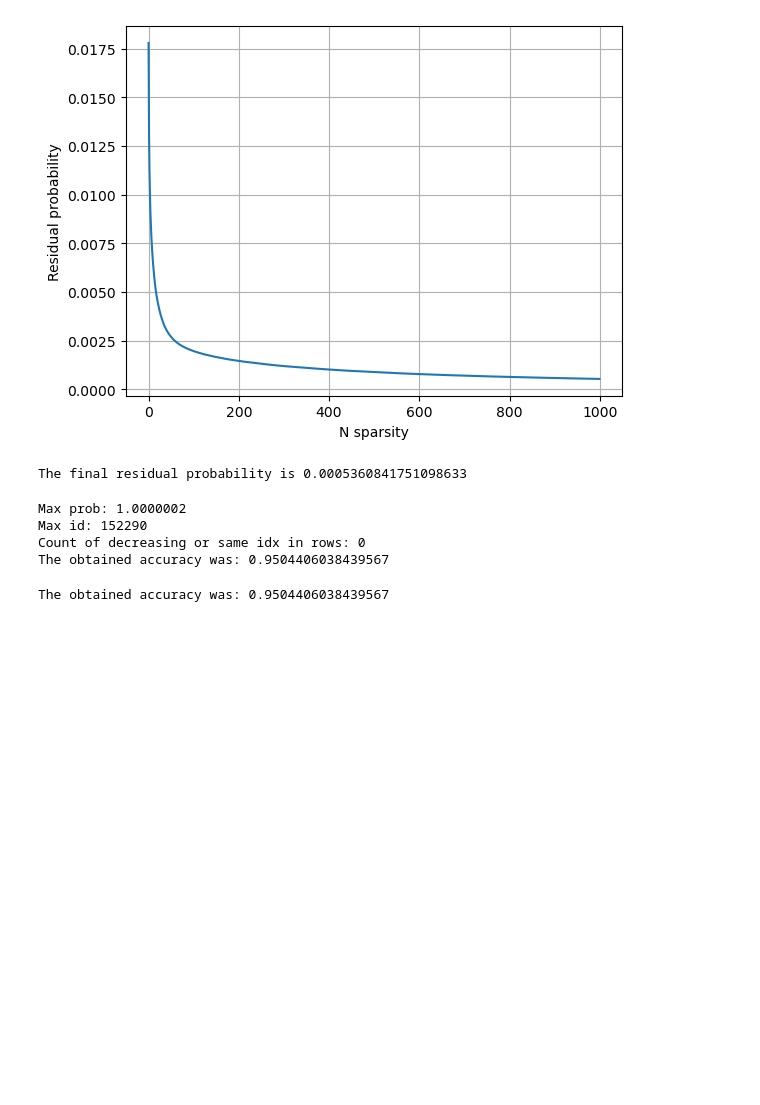
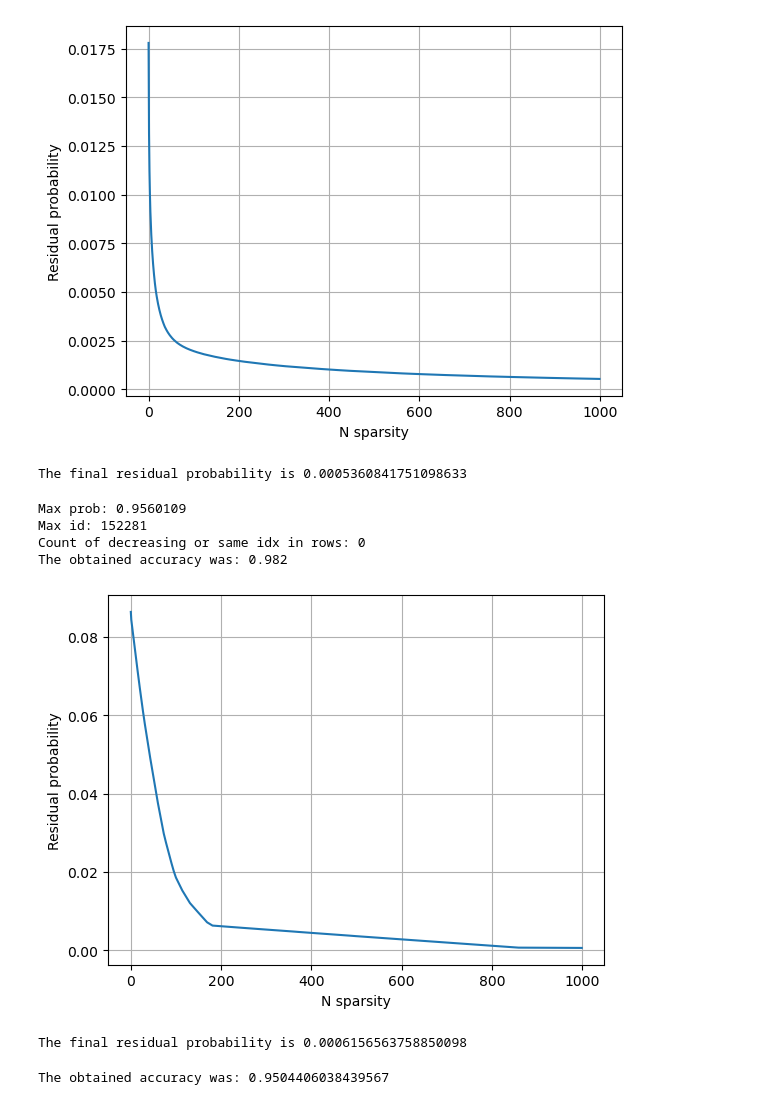
Before and after one commit to JavierKipen/ProtInfGPU, a Jupyter notebook: scripts/GenDatasets.ipynb, the cells around one changed output. Cells and saved outputs as stored; diff of their text form; code cells hidden in the pictures; blank space fills up the shorter version.

```diff
--- a/scripts/GenDatasets.ipynb
+++ b/scripts/GenDatasets.ipynb
@@ -290,18 +290,21 @@ The obtained accuracy was: 0.9819785804807901
 The final residual probability is 0.0005360841751098633
 # %%
 n_sparsity=1000; ##Is there difference between the reduced set or not?
+n_rows=1000;
 folder_path="/home/jkipen/raid_storage/ProtInfGPU/data/WhatprotGen/WholeProteomeTests/NoBlockageBetterRates/"
 
-allScores,allScoresId=loadScores(folder_path)
+allScores,allScoresId=loadScores(folder_path,n_rows=n_rows)
 sanity_check(allScores,allScoresId)
 true_labels=np.repeat(np.arange(len(allScores)/100), 100).astype(int)
 accuracy(allScores,allScoresId,true_labels)
 plot_acc_accuracy(allScores)
 # %% [output]
-Max prob: 1.0000002
-Max id: 152290
+Max prob: 0.9560109
+Max id: 152281
 Count of decreasing or same idx in rows: 0
-The obtained accuracy was: 0.9504406038439567
+The obtained accuracy was: 0.982
+[figure, added]
+The final residual probability is 0.0006156563758850098
 # %%
 true_labels=np.repeat(np.arange(len(allScores)/100), 100).astype(int)
 accuracy(allScores,allScoresId,true_labels)
```
Also changed, not shown: parts of 10 cells of this notebook, 25 other files.
